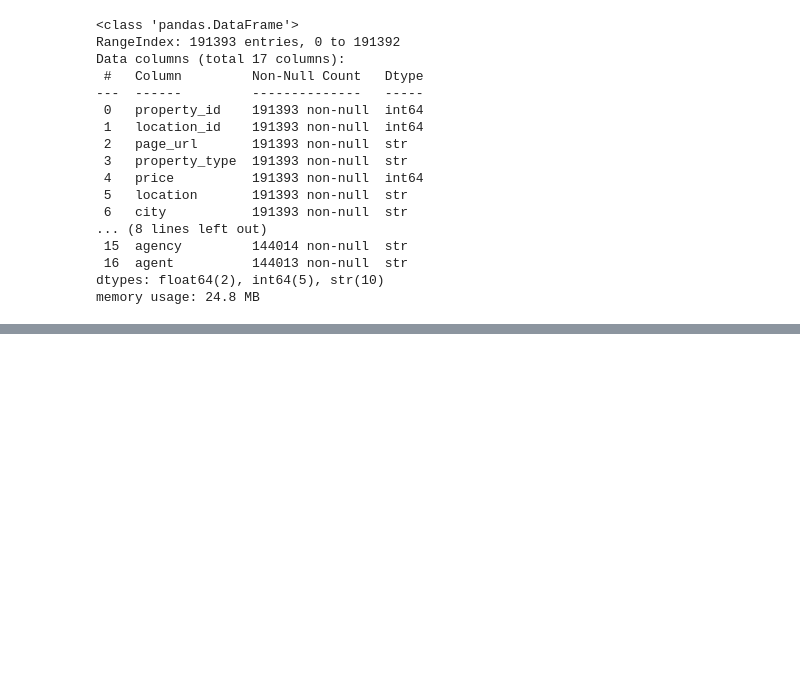
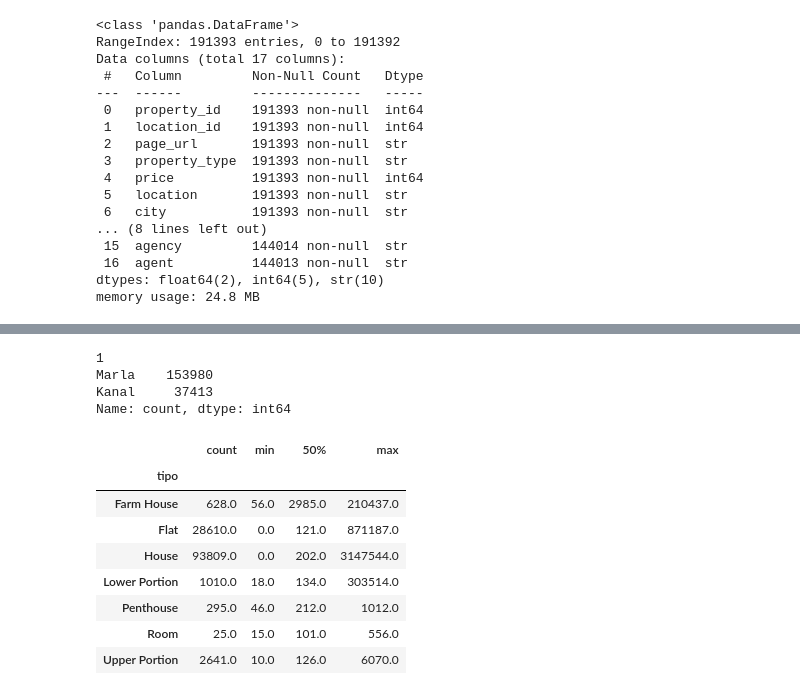
Before and after one commit to rmataixser/Practica-Machine-Learning, a Jupyter notebook: notebooks/data_information.ipynb, the cells around one changed output, grey strips where cells are left out. Cells and saved outputs as stored; diff of their text form; code cells hidden in the pictures; blank space fills up the shorter version.

```diff
--- a/notebooks/data_information.ipynb
+++ b/notebooks/data_information.ipynb
@@ -406,0 +158,31 @@ Ventas con precio < 1.000 € (179,61 PKR/€): 93
+# %%
+# separamos el número y la unidad: "5.6 Marla" -> 5.6 y Marla
+partes = df["area"].str.split(" ", expand=True)
+numero = partes[0].str.replace(",", "").astype(float)
+unidad = partes[1]
+print(unidad.value_counts())
+
+# pasamos a m2 solo para poder mirarla, df no se modifica
+# 1 marla = 272.25 pies2, 1 kanal = 20 marla, 1 pie2 = 0.09290304 m2
+factor = unidad.map({"Marla": 1, "Kanal": 20})
+m2 = numero * factor * 272.25 * 0.09290304
+
+venta = df["purpose"] == "For Sale"
+
+datos = pd.DataFrame({"tipo": df["property_type"], "m2": m2})
+datos = datos[venta]
+datos.groupby("tipo")["m2"].describe()[["count", "min", "50%", "max"]].round(0)
+# %% [output]
+1
+Marla    153980
+Kanal     37413
+Name: count, dtype: int64
+|  | count | min | 50% | max |
+| tipo |  |  |  |  |
+| Farm House | 628.0 | 56.0 | 2985.0 | 210437.0 |
+| Flat | 28610.0 | 0.0 | 121.0 | 871187.0 |
+| House | 93809.0 | 0.0 | 202.0 | 3147544.0 |
+| Lower Portion | 1010.0 | 18.0 | 134.0 | 303514.0 |
+| Penthouse | 295.0 | 46.0 | 212.0 | 1012.0 |
+| Room | 25.0 | 15.0 | 101.0 | 556.0 |
+| Upper Portion | 2641.0 | 10.0 | 126.0 | 6070.0 |
```
Also changed, not shown: parts of 42 cells of this notebook.
